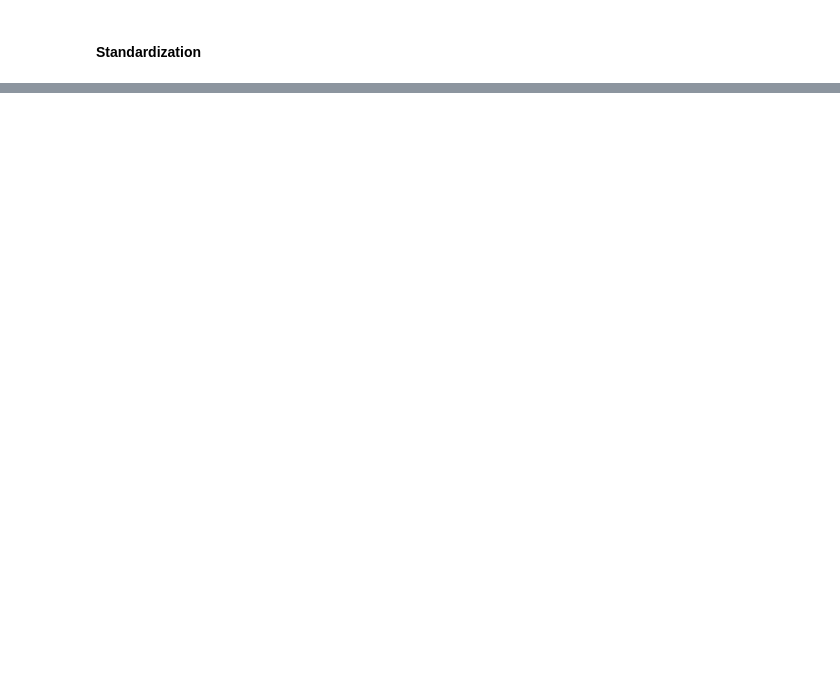
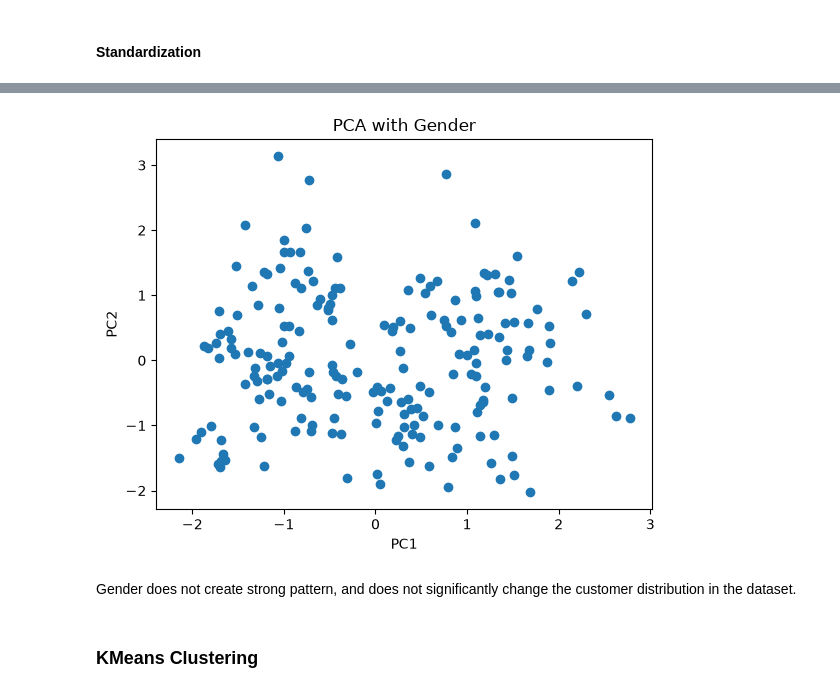
Before and after one commit to narendrajethi220/Customer-Segmentation-Behavior-Analysis-System, a Jupyter notebook: notebook/eda.ipynb, the cells around one changed output, grey strips where cells are left out. Saved outputs shown, nothing was run; the diff lists cells and outputs as text; code cells hidden in the pictures; blank space fills up the shorter version.

```diff
--- a/notebook/eda.ipynb
+++ b/notebook/eda.ipynb
@@ -135,0 +268,12 @@ X_scaled=ss.fit_transform(X)
+# %%
+plt.scatter(f2_pca_transformed[:,0],f2_pca_transformed[:,1])
+plt.xlabel("PC1")
+plt.ylabel("PC2")
+plt.title("PCA with Gender")
+plt.show()
+# %% [output]
+[figure, added]
+# %% [markdown]
+Gender does not create strong pattern, and does not significantly change the customer distribution in the dataset.
+# %% [markdown]
+### KMeans Clustering
```
Also changed, not shown: parts of 25 cells of this notebook, 1 other file.
